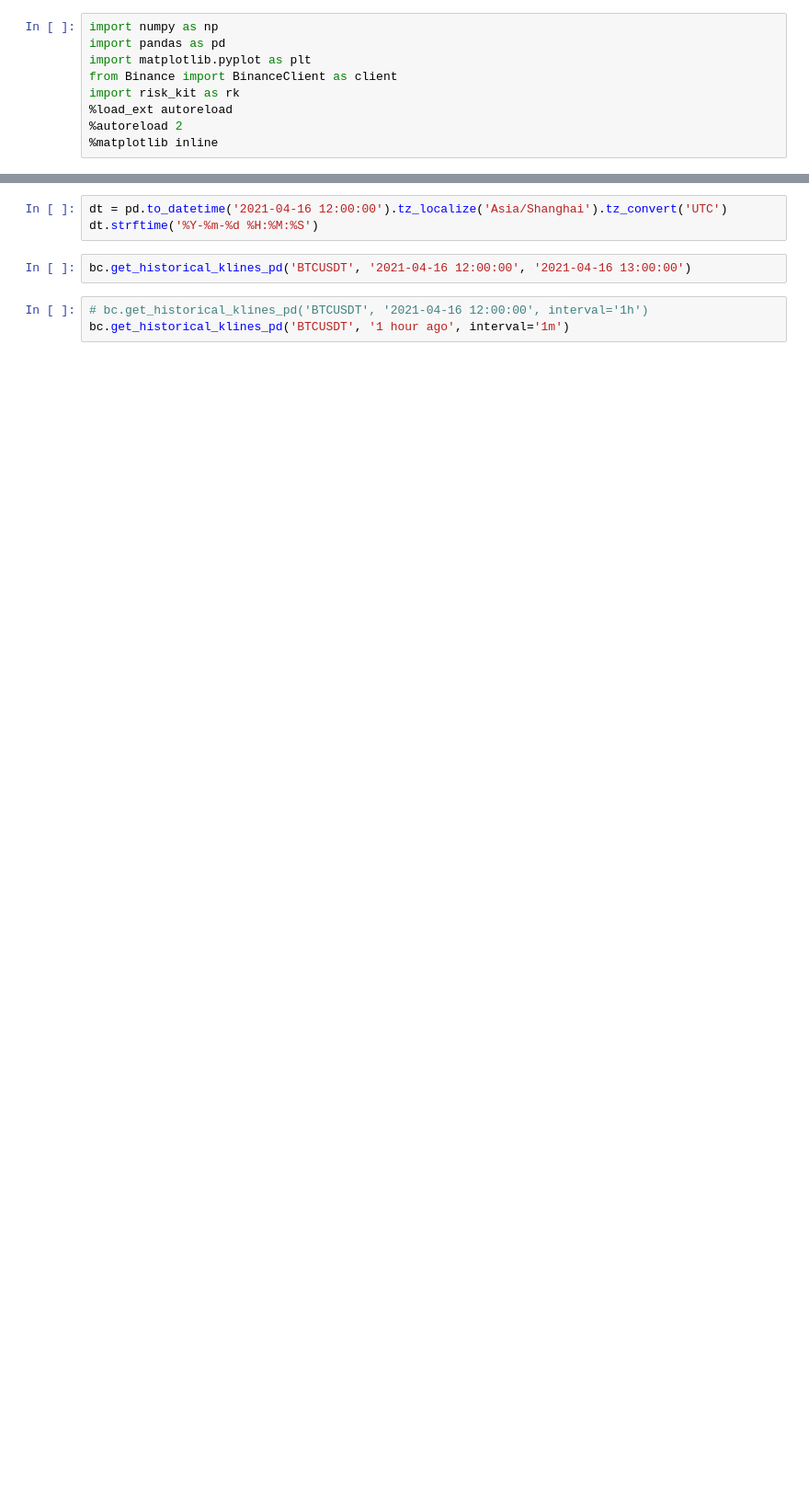
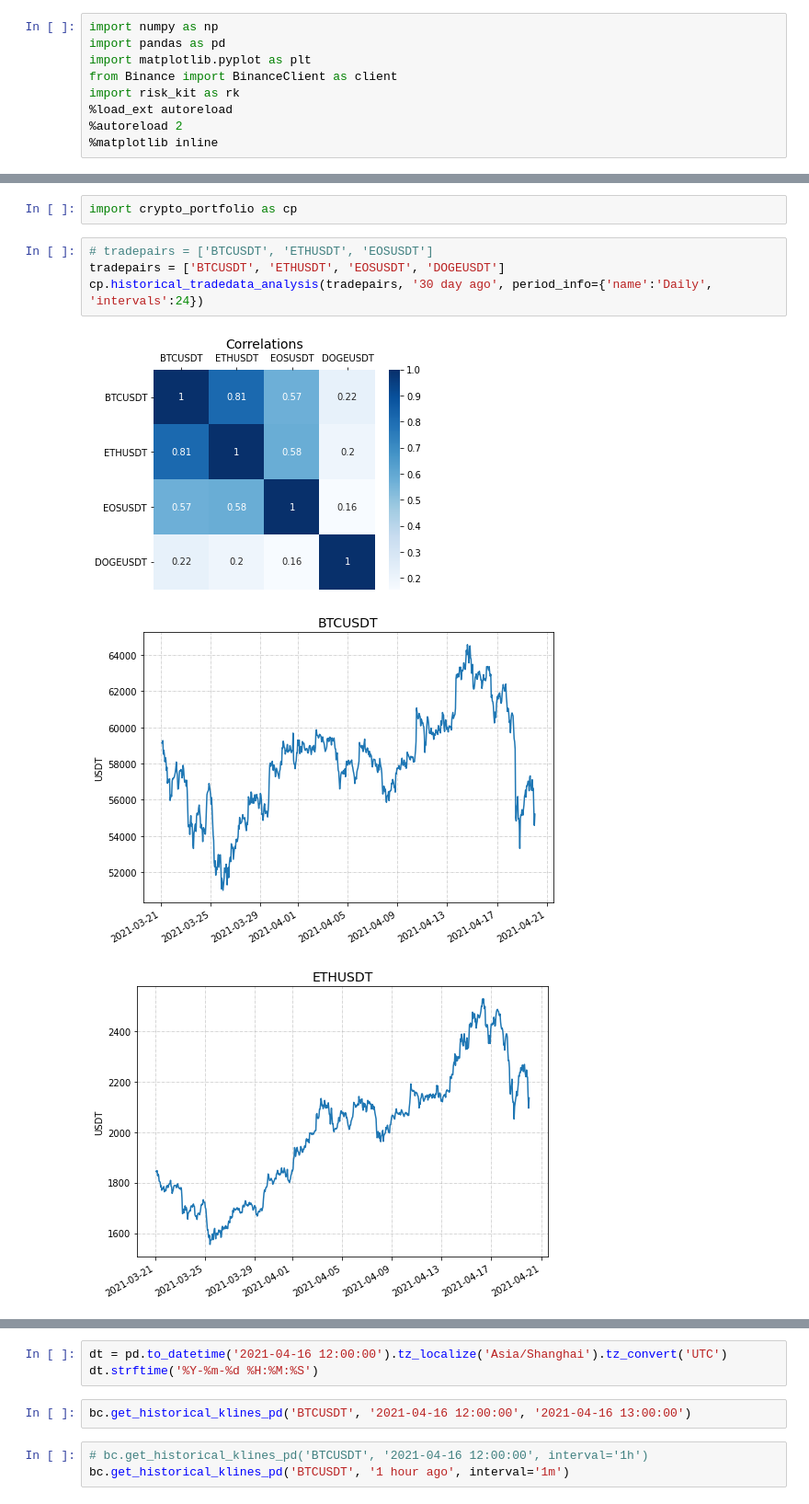
Before and after one commit to sushenghua/CryptoPortfolioDemo, a Jupyter notebook: binance_crypto.ipynb, the cells around one changed output, grey strips where cells are left out. Shown: that part at 92% size. Cells and saved outputs as stored; diff of their text form; blank space fills up the shorter version.

Commit message:
create crypto data analysis and plot functions

```diff
--- a/binance_crypto.ipynb
+++ b/binance_crypto.ipynb
@@ -39,0 +52,10 @@ crypto.tail()
+# %%
+import crypto_portfolio as cp
+# %%
+# tradepairs = ['BTCUSDT', 'ETHUSDT', 'EOSUSDT']
+tradepairs = ['BTCUSDT', 'ETHUSDT', 'EOSUSDT', 'DOGEUSDT']
+cp.historical_tradedata_analysis(tradepairs, '30 day ago', period_info={'name':'Daily', 'intervals':24})
+# %% [output]
+[figure, added]
+[figure, added]
+[figure, added]
```
Also changed, not shown: parts of 22 cells of this notebook, 3 other files.
